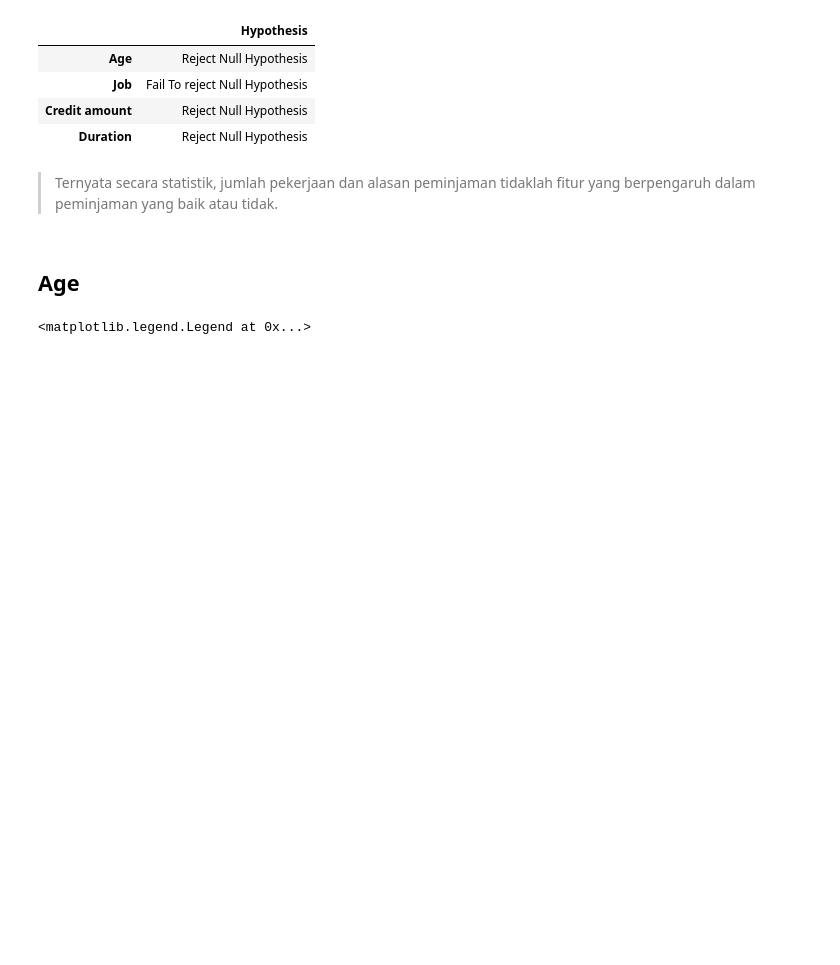
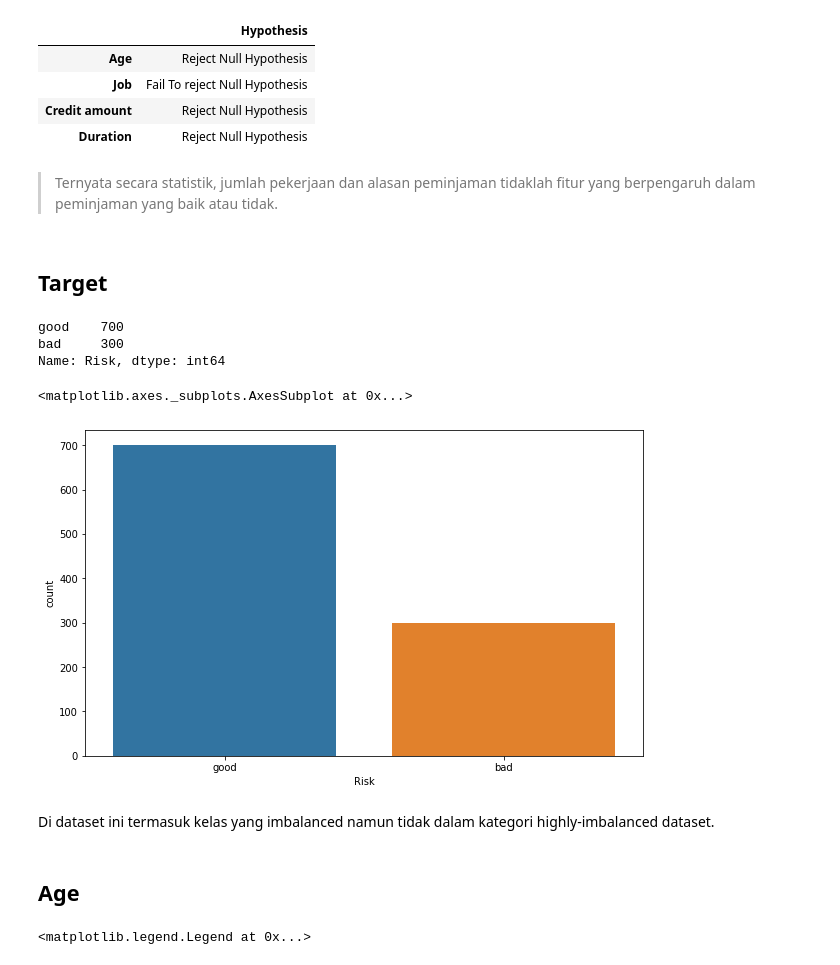
Before and after one commit to Stev-create/Credit-Risk-Analysis---ML-Clustering-and-Classification, a Jupyter notebook: 1. Credit Risk Analysis --- Cleaning Data and EDA.ipynb, the cells around one changed output. Cells and saved outputs as stored; diff of their text form; code cells hidden in the pictures; blank space fills up the shorter version.

```diff
--- a/1. Credit Risk Analysis --- Cleaning Data and EDA.ipynb
+++ b/1. Credit Risk Analysis --- Cleaning Data and EDA.ipynb
@@ -351,6 +351,20 @@ pd.DataFrame({'Hypothesis' : mannwhit}, index = numerical.columns)
 | Duration | Reject Null Hypothesis |
 # %% [markdown]
 > Ternyata secara statistik, jumlah pekerjaan dan alasan peminjaman tidaklah fitur yang berpengaruh dalam peminjaman yang baik atau tidak.
+# %% [markdown]
+## Target
+# %%
+print(credit['Risk'].value_counts())
+plt.figure(figsize = (10, 6))
+sns.countplot(credit['Risk'])
+# %% [output]
+good    700
+bad     300
+Name: Risk, dtype: int64
+<matplotlib.axes._subplots.AxesSubplot at 0x...>
+[figure, added]
+# %% [markdown]
+Di dataset ini termasuk kelas yang imbalanced namun tidak dalam kategori highly-imbalanced dataset.
 # %% [markdown]
 ## Age
 # %%
```
Also changed, not shown: parts of 1 cell of this notebook.
